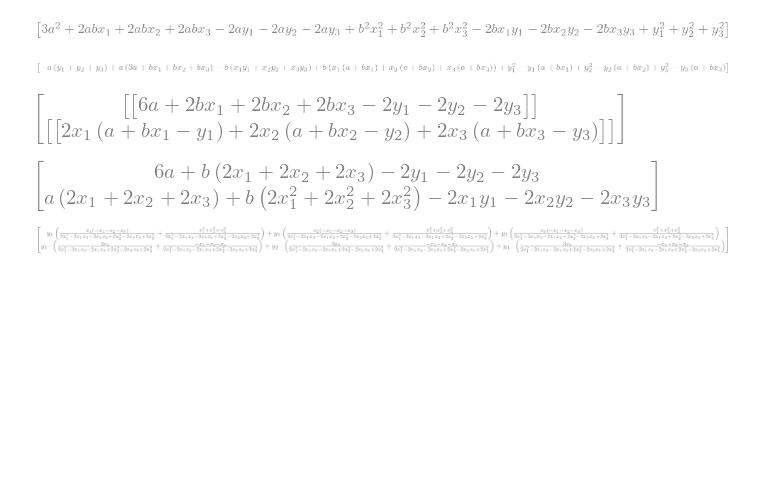
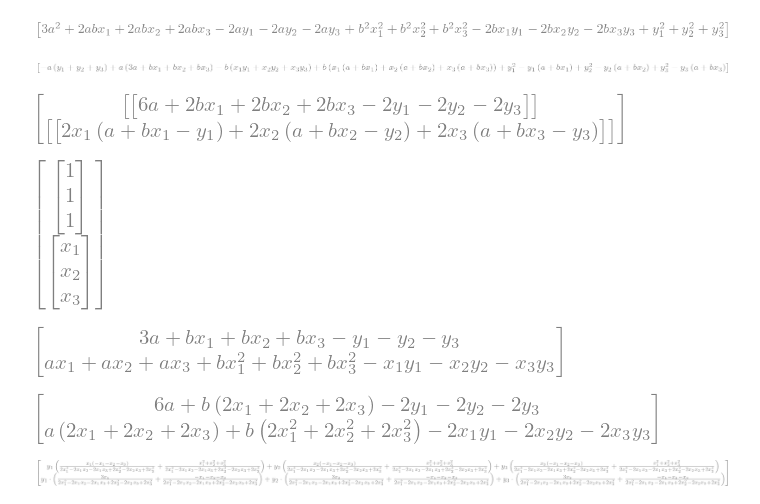
Before and after one commit to subthalamic/subthalamic, a Jupyter notebook: theory/regression/OLS-just-algebra.ipynb, the cells around one changed output. Cells and saved outputs as stored; diff of their text form; code cells hidden in the pictures; blank space fills up the shorter version.

```diff
--- a/theory/regression/OLS-just-algebra.ipynb
+++ b/theory/regression/OLS-just-algebra.ipynb
@@ -64,6 +64,14 @@ y.T*y - y.T*X*ab - ab.T*X.T*y + ab.T*X.T*X*ab
 diff((X*ab-y).T*(X*ab-y), ab)    #gradient
 # %% [output]
 [figure]
+# %%
+diff((X*ab-y),ab)                #the gradient is taken on the original matrix, not the transpose, this is X
+# %% [output]
+[figure, added]
+# %%
+expand(((X*ab-y).T*X).T)                #the gradient
+# %% [output]
+[figure, added]
 # %%
 -2*X.T*y + 2*X.T*X*ab    #the gradient can be arranged like this
 # X.T*X*ab = X.T*y
```
Also changed, not shown: parts of 1 cell of this notebook, 5 other files.
